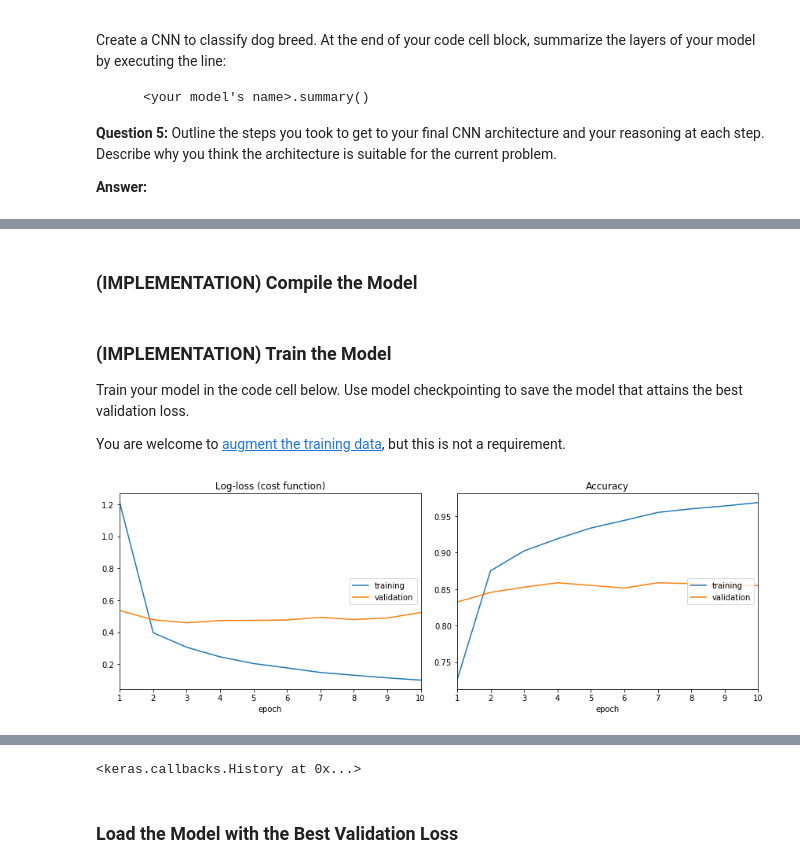
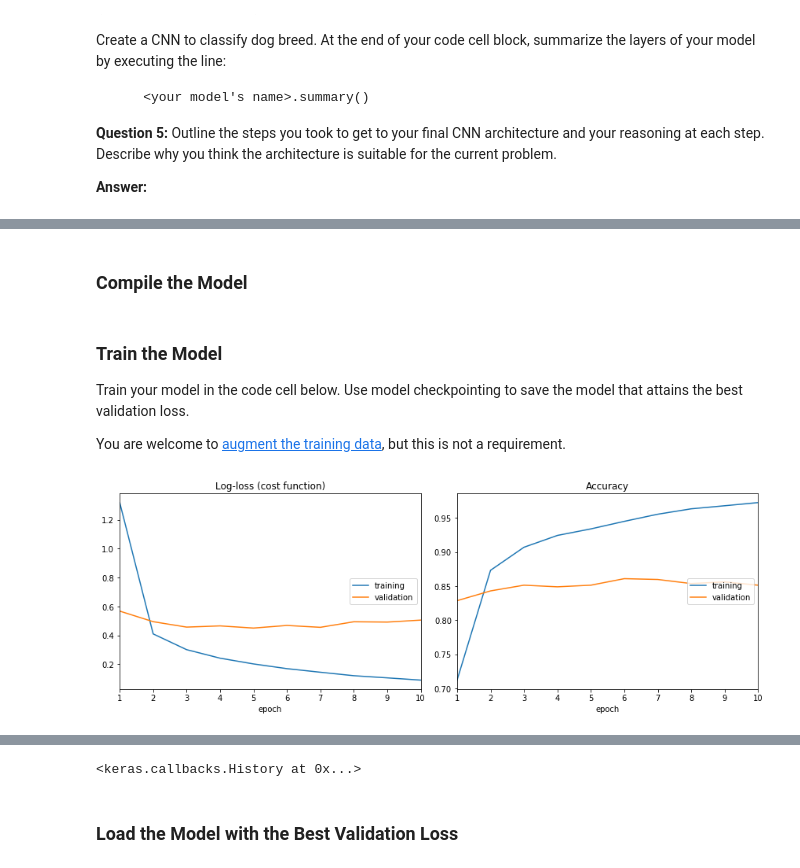
Before and after one commit to huli/mlnd, a Jupyter notebook: dog-project/dog_app.ipynb, the cells around one changed output, grey strips where cells are left out. Cells and saved outputs as stored; diff of their text form; code cells hidden in the pictures.

```diff
--- a/dog-project/dog_app.ipynb
+++ b/dog-project/dog_app.ipynb
@@ -644,12 +645,12 @@ Trainable params: 272,517.0
 Non-trainable params: 0.0
 _________________________________________________________________
 # %% [markdown]
-### (IMPLEMENTATION) Compile the Model
+### Compile the Model
 # %%
 # Compile the model.
 Xception_model.compile(loss='categorical_crossentropy', optimizer='rmsprop', metrics=['accuracy'])
 # %% [markdown]
-### (IMPLEMENTATION) Train the Model
+### Train the Model
 
 Train your model in the code cell below.  Use model checkpointing to save the model that attains the best validation loss.
 
@@ -657,13 +658,13 @@ You are welcome to [augment the training data](https://blog.keras.io/building-po
 # %%
 # Train the model.
 plot_callback = lp.PlotLossesKeras()
 checkpointer = ModelCheckpoint(filepath='saved_models/weights.best.Xception.hdf5',
                                verbose=1, save_best_only=True)
 checkpoints = [plot_callback, checkpointer]
 
 Xception_model.fit(train_xception, train_targets,
                   validation_data=(valid_xception, valid_targets),
-                  verbose=1, callbacks=checkpoints, epochs=10, batch_size=40)
+                  verbose=1, callbacks=checkpoints, epochs=10, batch_size=50)
 # %% [output]
-[figure, old version]
+[figure, new version]
 Epoch 00009: val_loss did not improve
```
Also changed, not shown: parts of 3 cells of this notebook.
